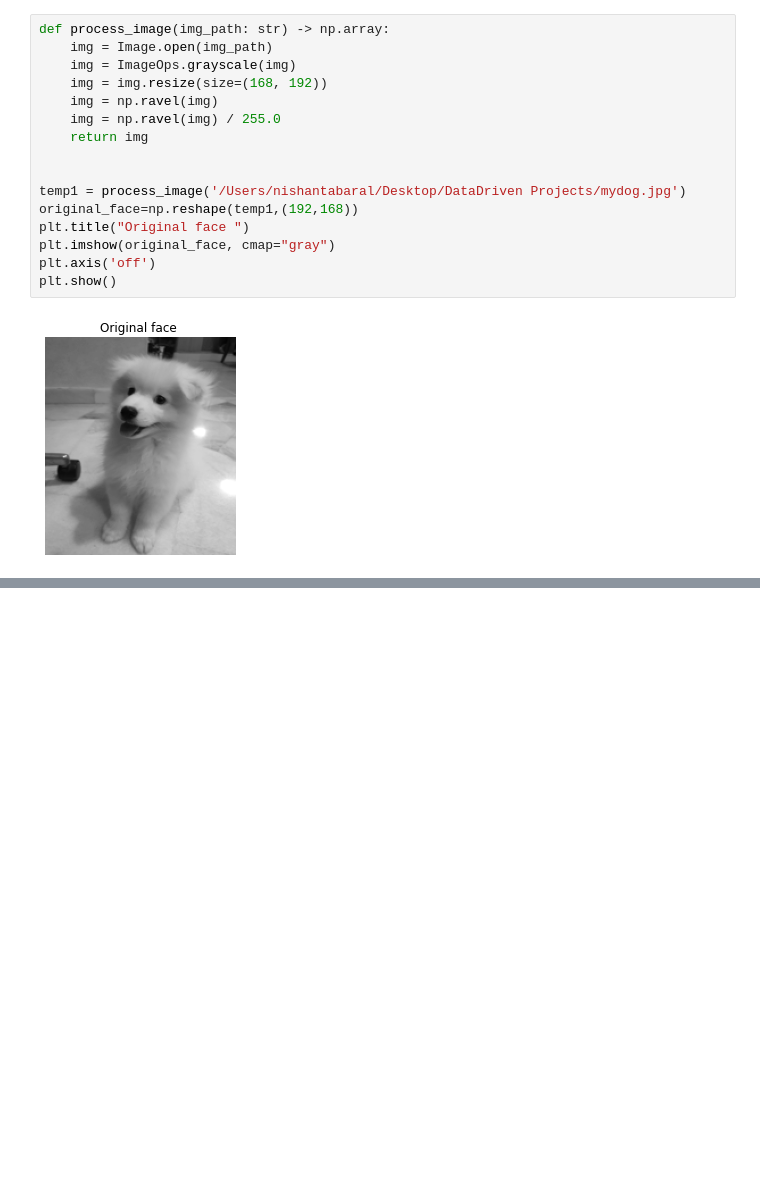
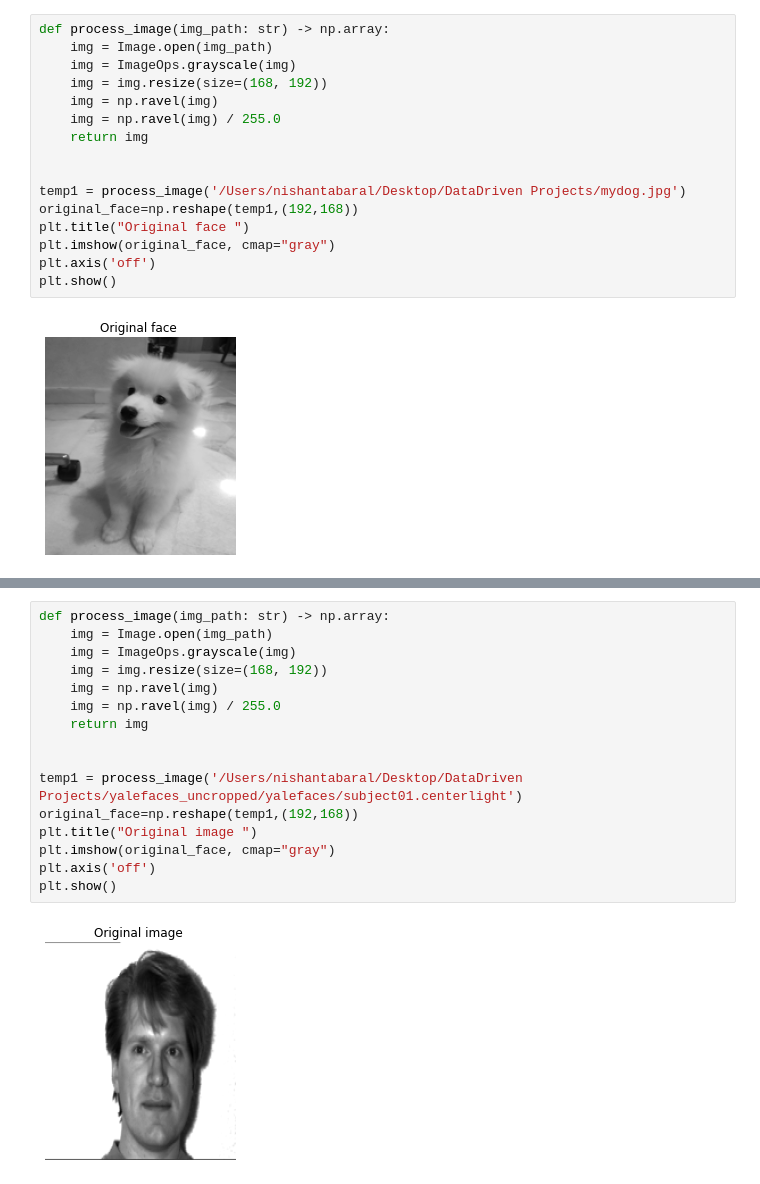
Before and after one commit to NishantaBaral/Yale-Eigenfaces, a Jupyter notebook: Assignment 3.ipynb, the cells around one changed output, grey strips where cells are left out. Saved outputs shown, nothing was run; the diff lists cells and outputs as text; blank space fills up the shorter version.

```diff
--- a/Assignment 3.ipynb
+++ b/Assignment 3.ipynb
@@ -254,0 +283,18 @@ for r in r_list:
+# %%
+def process_image(img_path: str) -> np.array:
+    img = Image.open(img_path)
+    img = ImageOps.grayscale(img)
+    img = img.resize(size=(168, 192))
+    img = np.ravel(img)
+    img = np.ravel(img) / 255.0
+    return img
+
+
+temp1 = process_image('/Users/nishantabaral/Desktop/DataDriven Projects/yalefaces_uncropped/yalefaces/subject01.centerlight')
+original_face=np.reshape(temp1,(192,168))
+plt.title("Original image ")
+plt.imshow(original_face, cmap="gray")
+plt.axis('off')
+plt.show()
+# %% [output]
+[figure, added]
```
Also changed, not shown: parts of 9 cells of this notebook.
